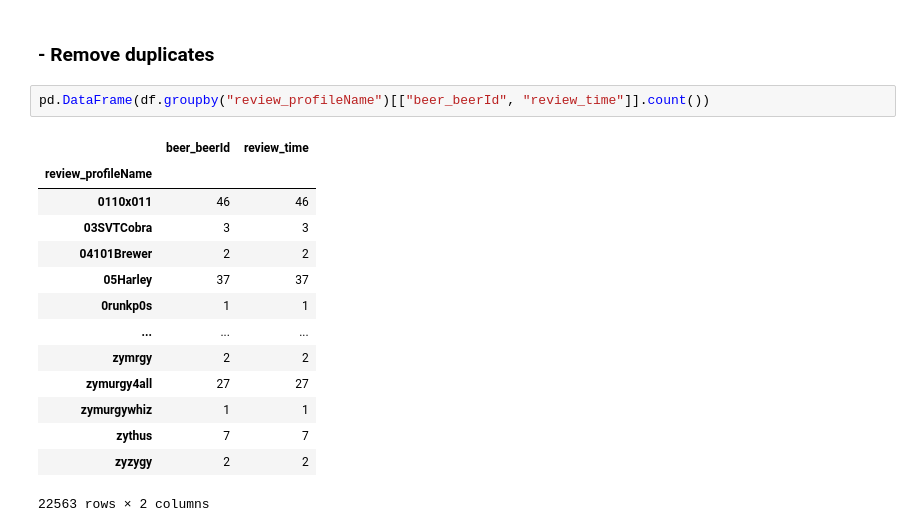
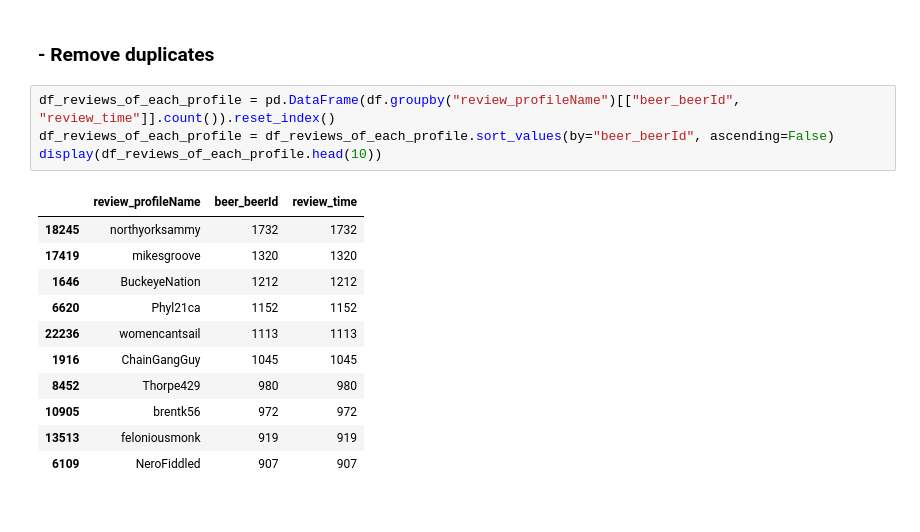
Before and after one commit to Noel-Ocean/Projects_Selected, a Jupyter notebook: EvolentHealth_BestBeer.ipynb, the cells around one changed output. Drawn from its saved outputs; the diff is of its cells as text.

```diff
--- a/EvolentHealth_BestBeer.ipynb
+++ b/EvolentHealth_BestBeer.ipynb
@@ -103,20 +103,19 @@ post_na = sns.heatmap(df.isna()); plt.show()
 # %% [markdown]
 ### - Remove duplicates
 # %%
-pd.DataFrame(df.groupby("review_profileName")[["beer_beerId", "review_time"]].count())
+df_reviews_of_each_profile = pd.DataFrame(df.groupby("review_profileName")[["beer_beerId", "review_time"]].count()).reset_index()
+df_reviews_of_each_profile = df_reviews_of_each_profile.sort_values(by="beer_beerId", ascending=False)
+display(df_reviews_of_each_profile.head(10))
 # %% [output]
-|  | beer_beerId | review_time |
-| review_profileName |  |  |
-| 0110x011 | 46 | 46 |
-| 03SVTCobra | 3 | 3 |
-| 04101Brewer | 2 | 2 |
-| 05Harley | 37 | 37 |
-| 0runkp0s | 1 | 1 |
-| ... | ... | ... |
-| zymrgy | 2 | 2 |
-| zymurgy4all | 27 | 27 |
-| zymurgywhiz | 1 | 1 |
-| zythus | 7 | 7 |
-| zyzygy | 2 | 2 |
+|  | review_profileName | beer_beerId | review_time |
+| 18245 | northyorksammy | 1732 | 1732 |
+| 17419 | mikesgroove | 1320 | 1320 |
+| 1646 | BuckeyeNation | 1212 | 1212 |
+| 6620 | Phyl21ca | 1152 | 1152 |
+| 22236 | womencantsail | 1113 | 1113 |
+| 1916 | ChainGangGuy | 1045 | 1045 |
+| 8452 | Thorpe429 | 980 | 980 |
+| 10905 | brentk56 | 972 | 972 |
+| 13513 | feloniousmonk | 919 | 919 |
+| 6109 | NeroFiddled | 907 | 907 |
-22563 rows × 2 columns
 # %%
```
Also changed, not shown: parts of 16 cells of this notebook.
